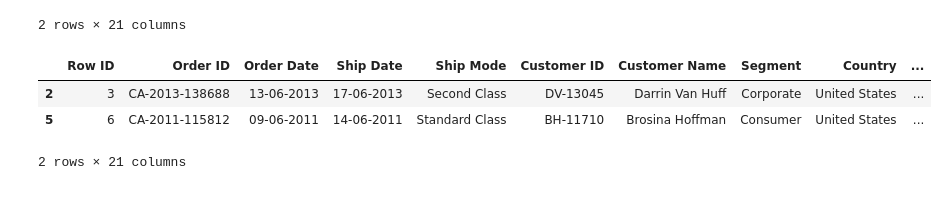
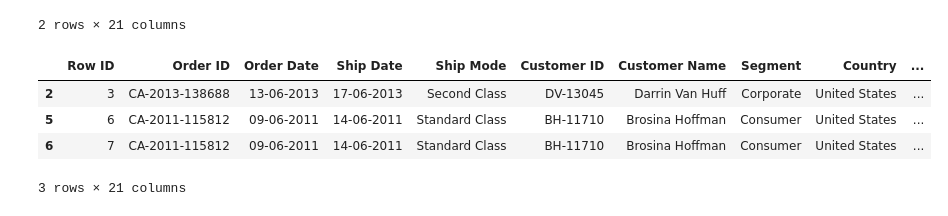
Before and after one commit to MaCoZu/Python, a Jupyter notebook: NOTEBOOKS/pandas/00_Introduction_to_Pandas.ipynb, the cells around one changed output. Cells and saved outputs as stored; diff of their text form; code cells hidden in the pictures.

```diff
--- a/NOTEBOOKS/pandas/00_Introduction_to_Pandas.ipynb
+++ b/NOTEBOOKS/pandas/00_Introduction_to_Pandas.ipynb
@@ -395,12 +471,13 @@ df[complex_filter]
 # %%
 # check membership filtering with .isin()
 region_mask = df["Region"].isin(["East", "West"])
-df[region_mask].head(2)
+df[region_mask].head(3)
 # %% [output]
 |  | Row ID | Order ID | Order Date | Ship Date | Ship Mode | Customer ID | Customer Name | Segment | Country | ... |
 | 2 | 3 | CA-2013-138688 | 13-06-2013 | 17-06-2013 | Second Class | DV-13045 | Darrin Van Huff | Corporate | United States | ... |
 | 5 | 6 | CA-2011-115812 | 09-06-2011 | 14-06-2011 | Standard Class | BH-11710 | Brosina Hoffman | Consumer | United States | ... |
+| 6 | 7 | CA-2011-115812 | 09-06-2011 | 14-06-2011 | Standard Class | BH-11710 | Brosina Hoffman | Consumer | United States | ... |
-2 rows × 21 columns
+3 rows × 21 columns
 # %%
 # string accessor boolean evaluation (.str.startswith, .str.contains)
 subcat_mask = df["Product Name"].str.contains("tool") | df["City"].str.contains("Berlin")
```
Also changed, not shown: parts of 30 cells of this notebook, 4 other files.
